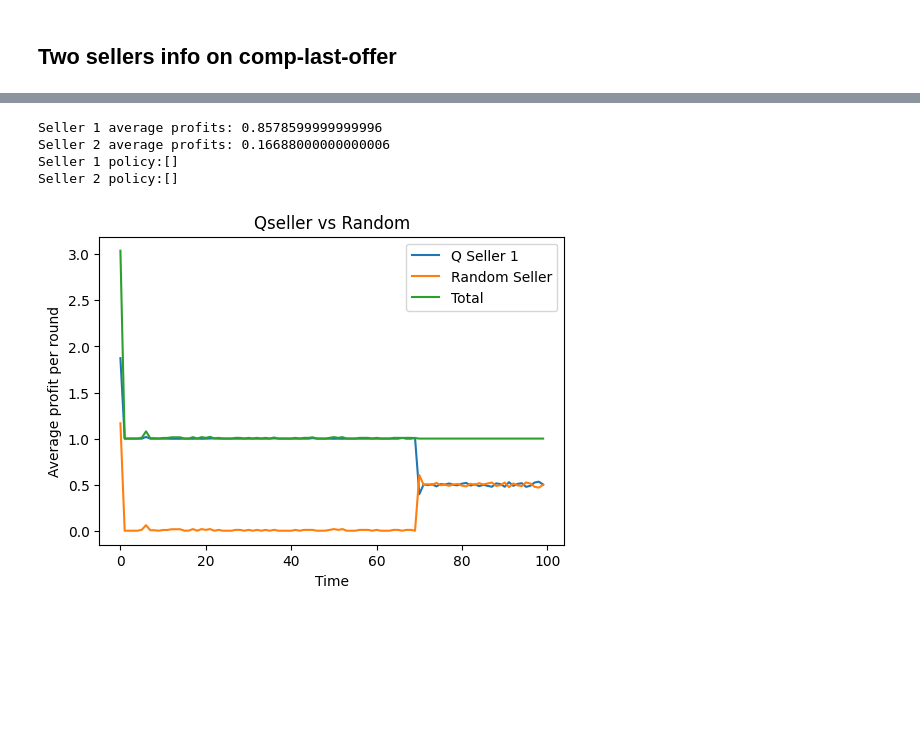
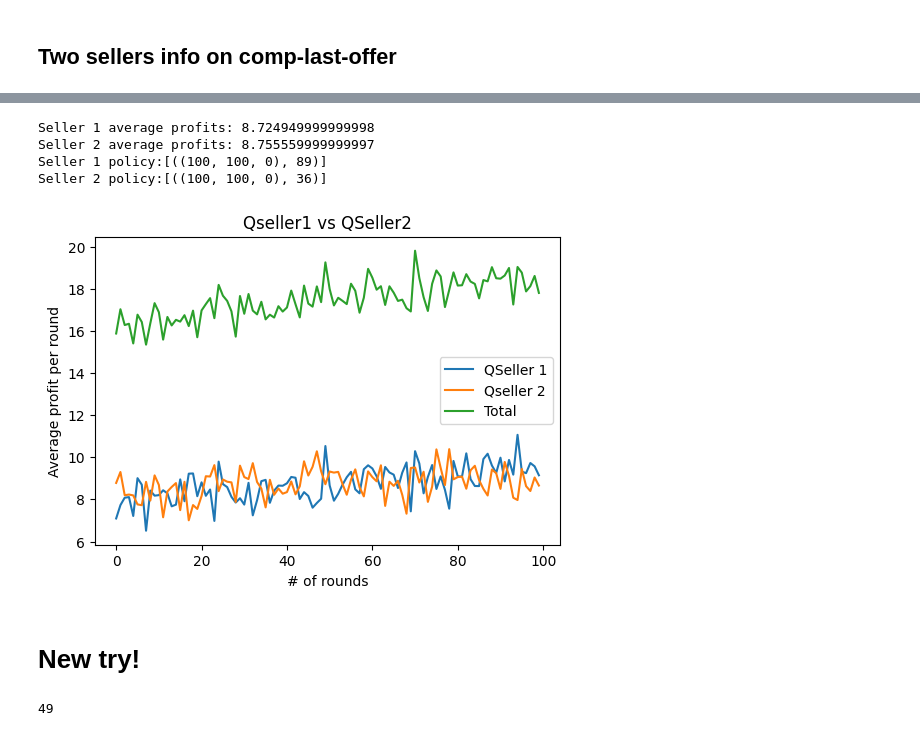
Before and after one commit to Lenguist/insight-game-ai, a Jupyter notebook: two-sellers.ipynb, the cells around one changed output, grey strips where cells are left out. Cells and saved outputs as stored; diff of their text form; code cells hidden in the pictures; blank space fills up the shorter version.

```diff
--- a/two-sellers.ipynb
+++ b/two-sellers.ipynb
@@ -455,10 +455,10 @@ import numpy as np
 import math
 
 class QLearningSeller(Seller):
-  def __init__(self, value, init_offer, init_learning_rate=0.5,
+  def __init__(self, value, init_offer, init_learning_rate=1,
                                         learning_rate_decay=0,
                                         exploration_decay_rate=0.01,
-                                        min_exploration_rate=0.01,
+                                        min_exploration_rate=0.5,
                                         other_seller=None):
     super().__init__(value, init_offer)
     self.q_table = {}
@@ -498,9 +498,9 @@ class QLearningSeller(Seller):
     new_state_tuple = (new_state['last-offer'], new_state['comp-last-offer'], new_state['offers-made'])
     if decision == 'accept offer':
       reward = offer - self.value
-      # CARE ABOUT OTHER SELLER IN REWARD FUNCTION
-      if self.other_seller is not None:
-        reward += 10* (offer - self.other_seller.value) # add 10% of other seller's profit
+    elif decision == "competitor won" and self.other_seller is not None:
+      reward = 0.5 * (new_state['comp-last-offer'] - self.other_seller.value) # add 50% of other seller's profit
+      #reward = 0
     else:
       reward = 0
 
@@ -598,10 +619,6 @@ decision accept offer
 # %%
 # DO NOT CHANGE THE PARAMETERS LOCK THEM IN
 from buyers import EducatedBuyer
-import matplotlib.pyplot as plt
-from sellers import DescentArithmeticSeller
-from sellers import DescentByNSeller
-from sellers import RandomSeller
 range_min = 11
 range_max = 100
 value = 10
@@ -612,59 +629,51 @@ rounds = 1000
 init_offer = range_max
 
 seller1 = QLearningSeller(value=value,
-                         init_offer=init_offer,
-                         init_learning_rate=0.75,
-                         learning_rate_decay=0.001,
-                         exploration_decay_rate=0.01,
-                         min_exploration_rate=0.001)
-
+                         init_offer=init_offer)
 
 seller2 = QLearningSeller(value=value,
                          init_offer=init_offer,
-                         init_learning_rate=0.75,
-                         learning_rate_decay=0.0011,
-                         exploration_decay_rate=0.01,
-                         min_exploration_rate=0.001,
-                         other_seller=seller1)
+                         other_seller = seller1)
 
-# Add a reference to seller2 in seller1
 seller1.other_seller = seller2
 
 sellers = [seller1, seller2]
 
 profits_seller1 = []
 profits_seller2 = []
 
 # Simulation of 100 rounds
 for _ in range(100):
     total_profits = [0 for i in range(len(sellers))]
     for i in range(rounds):
         maxprice = int(random.uniform(range_min, range_max+1))
         edubuyer = EducatedBuyer(maxprice, imp_incr)
         profits = two_seller_negotiation(edubuyer, sellers, False)
-        #print(qseller.q_table)
         for i in range(len(sellers)):
             total_profits[i] += profits[i] /rounds
 
     profits_seller1.append(total_profits[0])
     profits_seller2.append(total_profits[1])
+
 print("Seller 1 average profits: " + str(sum(profits_seller1)/100))
 print("Seller 2 average profits: " + str(sum(profits_seller2)/100))
-print("Seller 1 policy:" + str(seller1.get_optimal_policy((100,0))))
-print("Seller 2 policy:" + str(seller2.get_optimal_policy((100,0))))
+print("Seller 1 policy:" + str(seller1.get_optimal_policy((100,100,0))))
+print("Seller 2 policy:" + str(seller2.get_optimal_policy((100,100,0))))
 fig, ax = plt.subplots(figsize=(6, 4))
-ax.plot(profits_seller1, label='Q Seller 1')
-ax.plot(profits_seller2, label='Random Seller')
+ax.plot(profits_seller1, label='QSeller 1')
+ax.plot(profits_seller2, label='Qseller 2')
 ax.plot([profits_seller2[i]+profits_seller1[i] for i in range(len(profits_seller1))], label='Total')
 #ax.axhline(45, color='r', linestyle='--', label='y=45 line')  # This will create a horizontal line at y=45
-ax.set_xlabel('Time')
+ax.set_xlabel('# of rounds')
 ax.set_ylabel('Average profit per round')
-ax.set_title('Qseller vs Random')
+ax.set_title('Qseller1 vs QSeller2')
 ax.legend()
 plt.show()
 # %% [output]
-Seller 1 average profits: 0.8578599999999996
-Seller 2 average profits: 0.16688000000000006
-Seller 1 policy:[]
-Seller 2 policy:[]
+Seller 1 average profits: 8.724949999999998
+Seller 2 average profits: 8.755559999999997
+Seller 1 policy:[((100, 100, 0), 89)]
+Seller 2 policy:[((100, 100, 0), 36)]
-[figure, old version]
+[figure, new version]
+# %% [markdown]
+# New try!
@@ -670,0 +796,4 @@ Seller 2 policy:[]
+# %%
+seller1.make_offer()
+# %% [output]
+49
```
Also changed, not shown: parts of 9 cells of this notebook, 2 other files.
